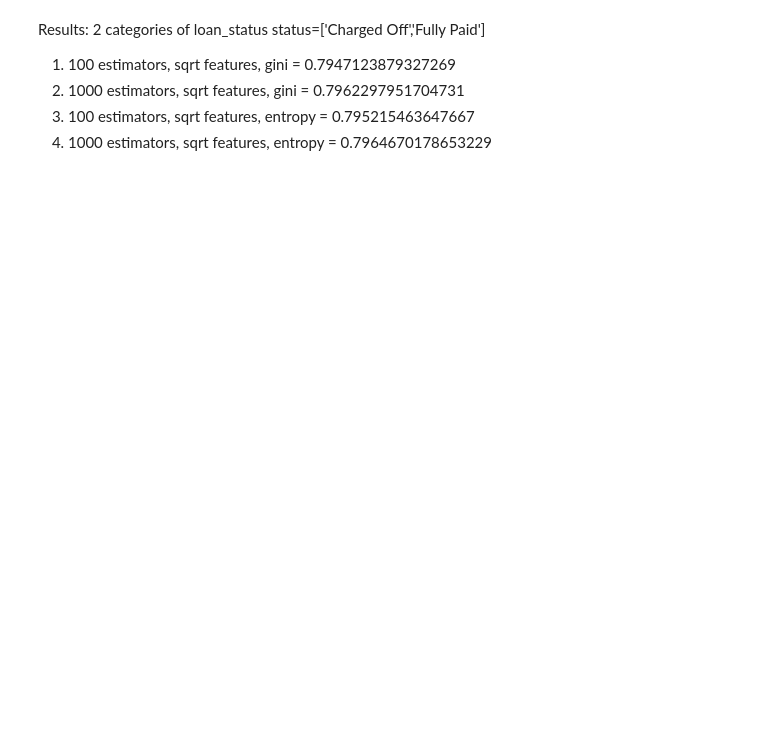
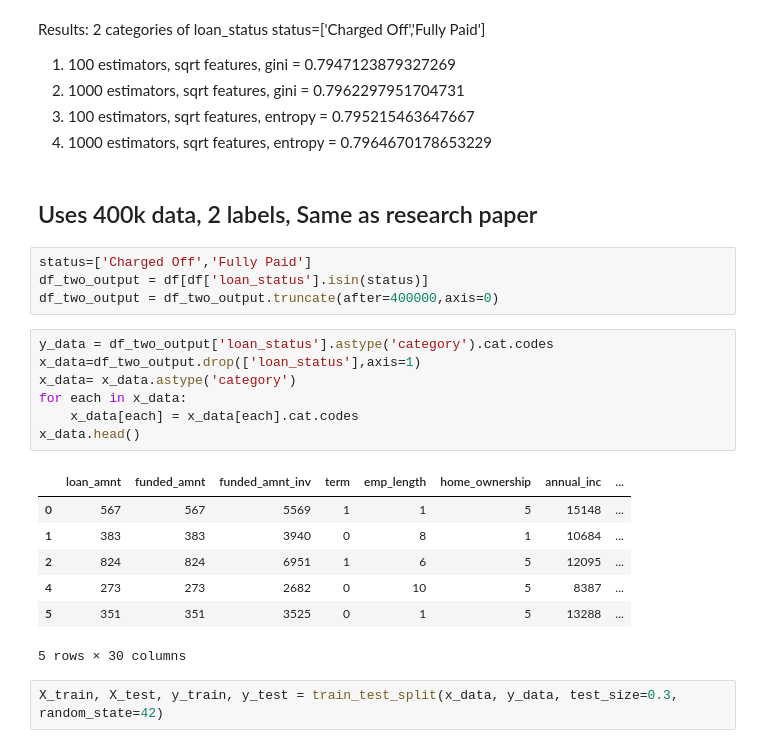
Before and after one commit to concept-inversion/lending-club-graph-AI, a Jupyter notebook: Fraud Predictor for LC Data using RFC.ipynb, the cells around one changed output. Cells and saved outputs as stored; diff of their text form; blank space fills up the shorter version.

```diff
--- a/Fraud Predictor for LC Data using RFC.ipynb
+++ b/Fraud Predictor for LC Data using RFC.ipynb
@@ -237,3 +240,26 @@ Results: 2 categories of loan_status status=['Charged Off','Fully Paid']
 2. 1000 estimators, sqrt features, gini = 0.7962297951704731
 3. 100 estimators, sqrt features, entropy = 0.795215463647667
 4. 1000 estimators, sqrt features, entropy = 0.7964670178653229
+# %% [markdown]
+## Uses 400k data, 2 labels, Same as research paper
+# %%
+status=['Charged Off','Fully Paid']
+df_two_output = df[df['loan_status'].isin(status)]
+df_two_output = df_two_output.truncate(after=400000,axis=0)
+# %%
+y_data = df_two_output['loan_status'].astype('category').cat.codes
+x_data=df_two_output.drop(['loan_status'],axis=1)
+x_data= x_data.astype('category')
+for each in x_data:
+    x_data[each] = x_data[each].cat.codes
+x_data.head()
+# %% [output]
+|  | loan_amnt | funded_amnt | funded_amnt_inv | term | emp_length | home_ownership | annual_inc | ... |
+| 0 | 567 | 567 | 5569 | 1 | 1 | 5 | 15148 | ... |
+| 1 | 383 | 383 | 3940 | 0 | 8 | 1 | 10684 | ... |
+| 2 | 824 | 824 | 6951 | 1 | 6 | 5 | 12095 | ... |
+| 4 | 273 | 273 | 2682 | 0 | 10 | 5 | 8387 | ... |
+| 5 | 351 | 351 | 3525 | 0 | 1 | 5 | 13288 | ... |
+5 rows × 30 columns
+# %%
+X_train, X_test, y_train, y_test = train_test_split(x_data, y_data, test_size=0.3, random_state=42)
```
Also changed, not shown: parts of 11 cells of this notebook.
